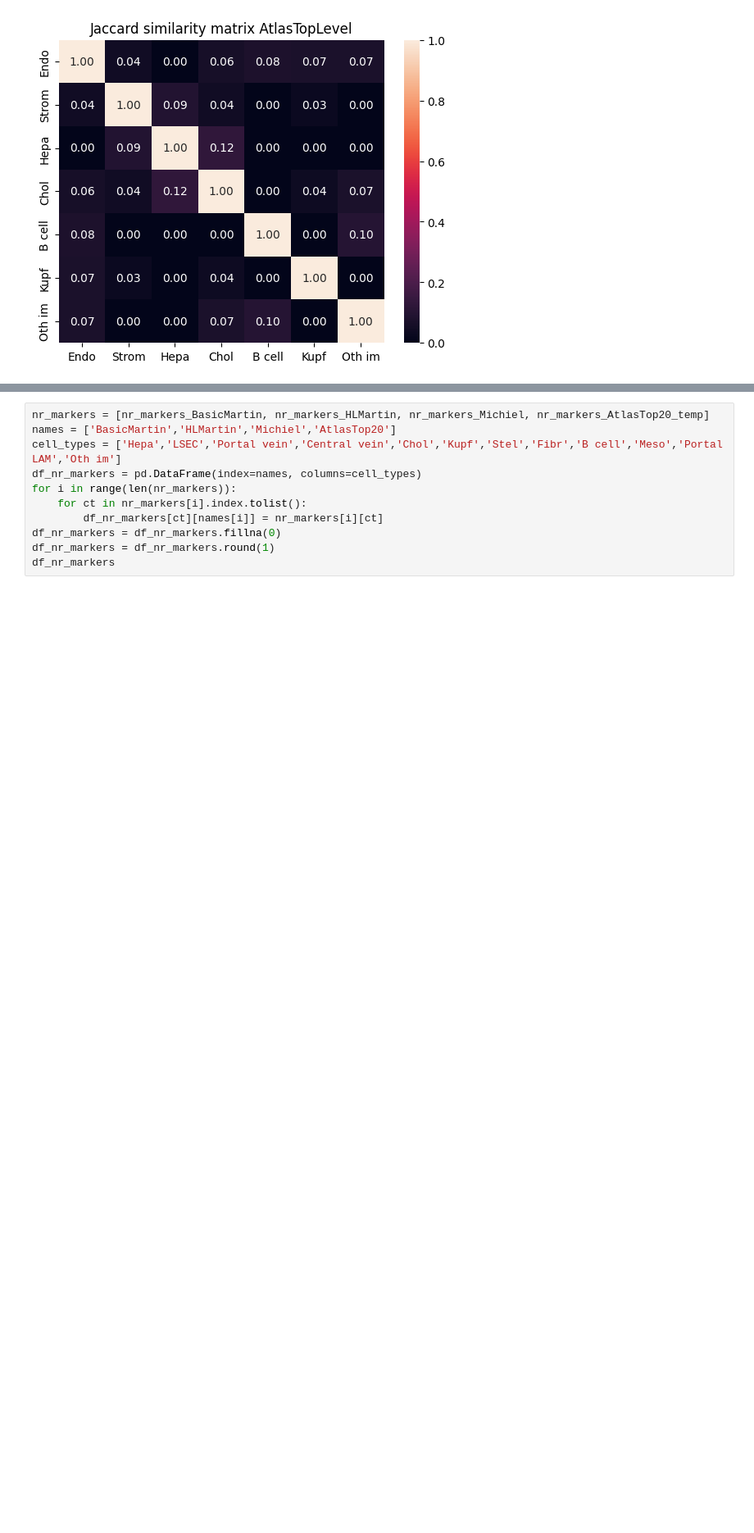
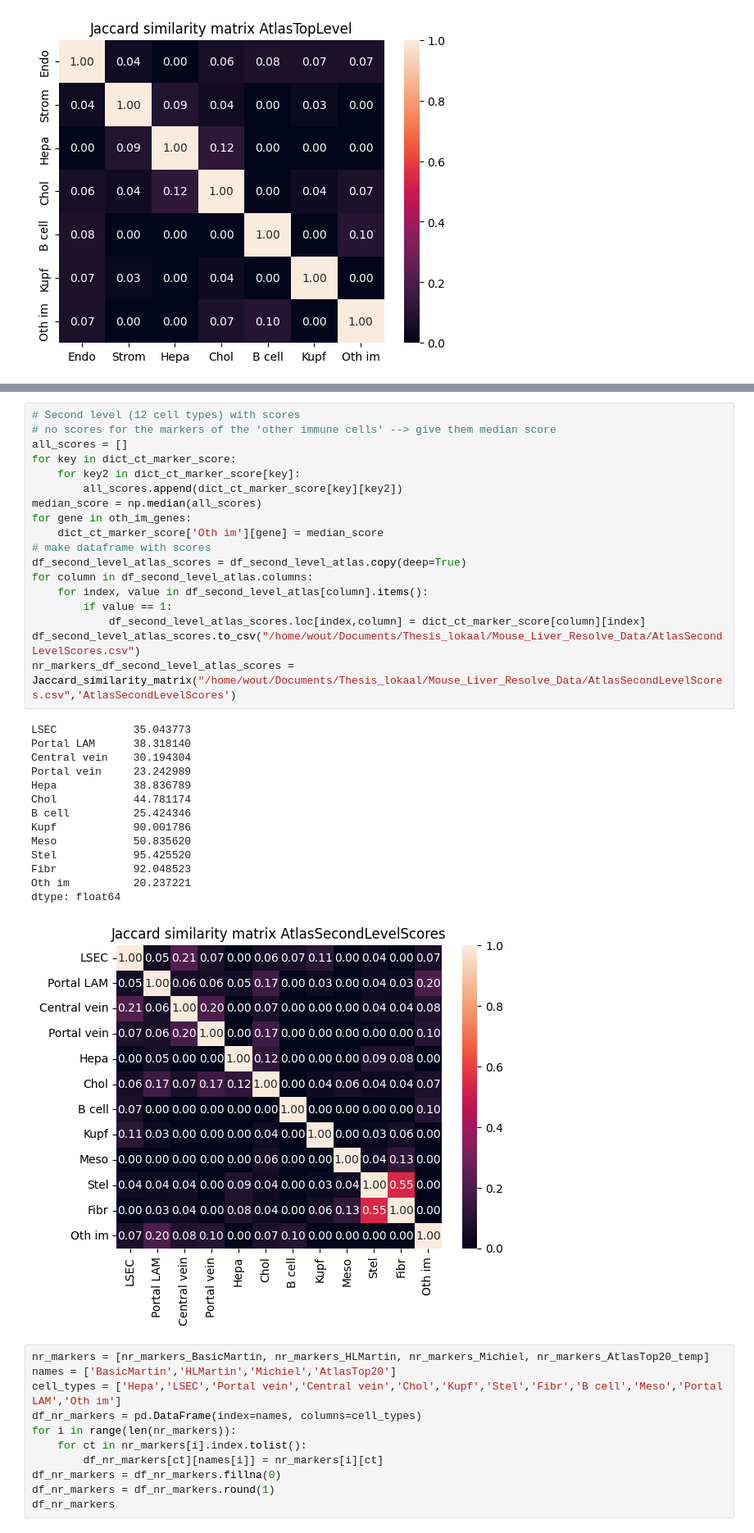
Before and after one commit to WoutVanhenden/Thesis, a Jupyter notebook: markers_annotation.ipynb, the cells around one changed output, grey strips where cells are left out. Shown at 82% size. Cells and saved outputs as stored; diff of their text form; blank space fills up the shorter version.

```diff
--- a/markers_annotation.ipynb
+++ b/markers_annotation.ipynb
@@ -372,3 +429,36 @@ dtype: float64
+# %%
+# Second level (12 cell types) with scores
+# no scores for the markers of the 'other immune cells' --> give them median score
+all_scores = []
+for key in dict_ct_marker_score:
+    for key2 in dict_ct_marker_score[key]:
+        all_scores.append(dict_ct_marker_score[key][key2])
+median_score = np.median(all_scores)
+for gene in oth_im_genes:
+    dict_ct_marker_score['Oth im'][gene] = median_score
+# make dataframe with scores
+df_second_level_atlas_scores = df_second_level_atlas.copy(deep=True)
+for column in df_second_level_atlas.columns:
+    for index, value in df_second_level_atlas[column].items():
+        if value == 1:
+            df_second_level_atlas_scores.loc[index,column] = dict_ct_marker_score[column][index]
+df_second_level_atlas_scores.to_csv("/home/wout/Documents/Thesis_lokaal/Mouse_Liver_Resolve_Data/AtlasSecondLevelScores.csv")
+nr_markers_df_second_level_atlas_scores = Jaccard_similarity_matrix("/home/wout/Documents/Thesis_lokaal/Mouse_Liver_Resolve_Data/AtlasSecondLevelScores.csv",'AtlasSecondLevelScores')
+# %% [output]
+LSEC            35.043773
+Portal LAM      38.318140
+Central vein    30.194304
+Portal vein     23.242989
+Hepa            38.836789
+Chol            44.781174
+B cell          25.424346
+Kupf            90.001786
+Meso            50.835620
+Stel            95.425520
+Fibr            92.048523
+Oth im          20.237221
+dtype: float64
+[figure, added]
 # %%
 nr_markers = [nr_markers_BasicMartin, nr_markers_HLMartin, nr_markers_Michiel, nr_markers_AtlasTop20_temp]
 names = ['BasicMartin','HLMartin','Michiel','AtlasTop20']
```
Also changed, not shown: parts of 3 cells of this notebook, 1 other file.
